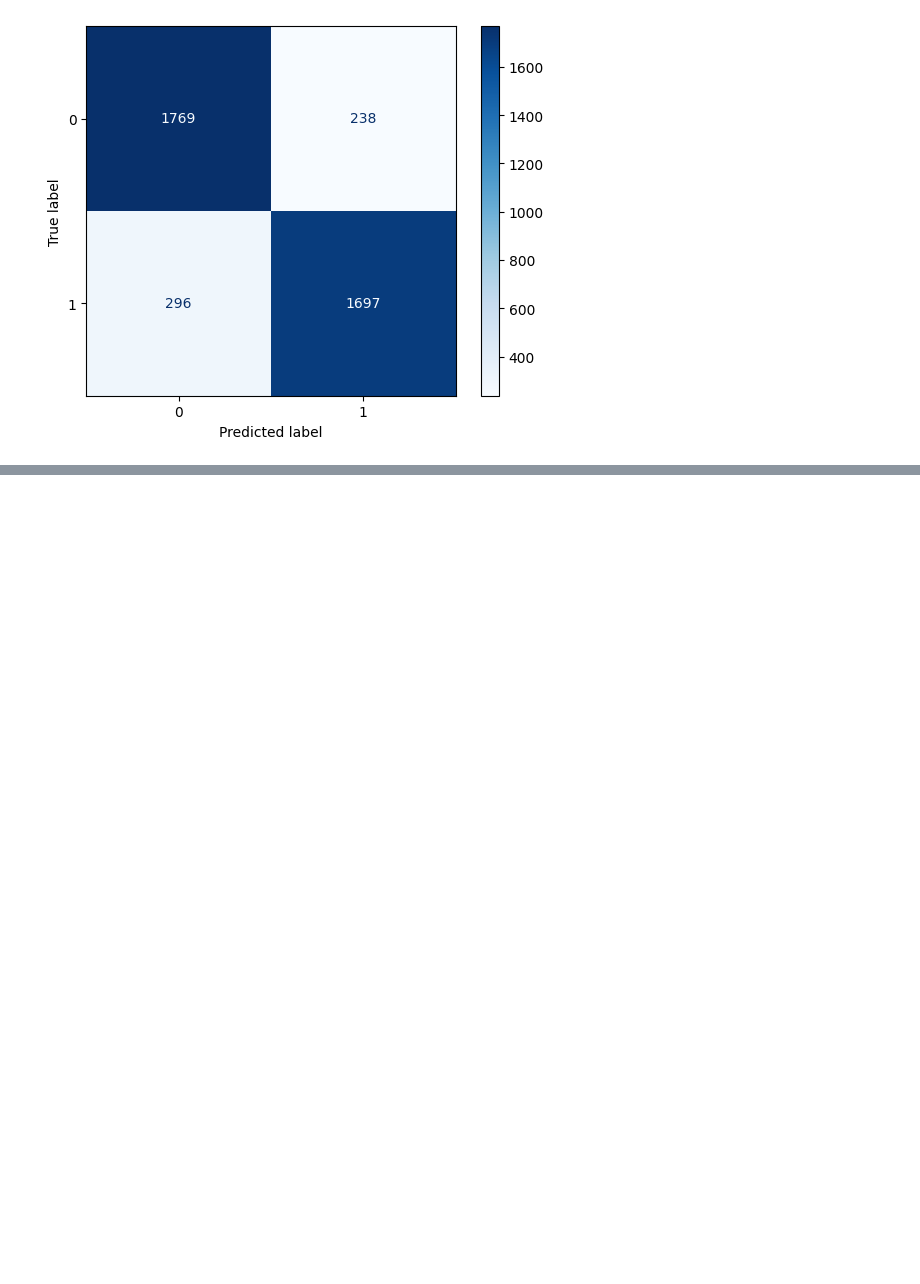
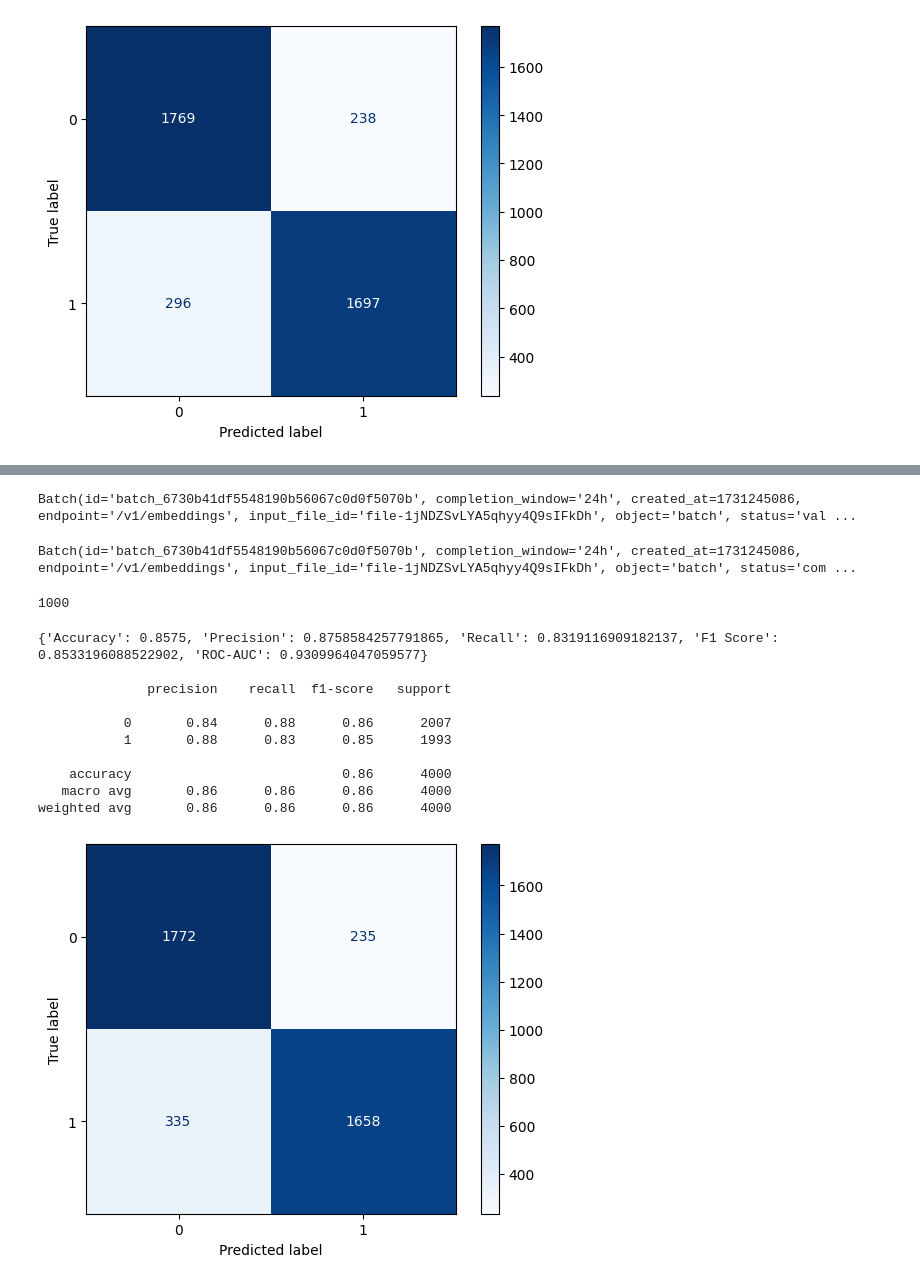
Before and after one commit to matkubita/ClickbaitDetectionThesis, a Jupyter notebook: notebooks/7-LLM-models-ChatGPT.ipynb, the cells around one changed output, grey strips where cells are left out. Drawn from its saved outputs; the diff is of its cells as text; code cells hidden in the pictures; blank space fills up the shorter version.

Commit message:
create embeddings 1000 dimensions

```diff
--- a/notebooks/7-LLM-models-ChatGPT.ipynb
+++ b/notebooks/7-LLM-models-ChatGPT.ipynb
@@ -386,0 +519,15 @@ weighted avg       0.87      0.87      0.87      4000
+# %%
+result_file_id = "file-PhgvSwKsX7R3ab5TDFagIsdh"
+result = client.files.content(result_file_id).content
+
+result_file_name = "../request_files_openai/batch_result_train_10_11_2024_1000_dimensions.jsonl"
+
+with open(result_file_name, 'wb') as file:
+    file.write(result)
+# %%
+embeddings_x_train_df = []
+with open(result_file_name, 'r') as file:
+    for line in tqdm(file):
+        # Parsing the JSON string into a dict and appending to the list of results
+        json_object = json.loads(line.strip())['response']['body']['data'][0]['embedding']
+        embeddings_x_train_df.append(json_object)
@@ -386,0 +540,51 @@ weighted avg       0.87      0.87      0.87      4000
+# %%
+batch_request_val = create_batch_request_to_open_ai_embeddings(
+    list_of_texts = x_val.tolist(),
+    name_of_request_file = "request_embeddings_val_2_10_11_2024_1000_dimensions",
+    description_of_request = "request_embeddings_val_2_10_11_2024_1000_dimensions",
+    dimensions = 1000
+)
+print(batch_request_val)
+# %% [output]
+Batch(id='batch_6730b41df5548190b56067c0d0f5070b', completion_window='24h', created_at=1731245086, endpoint='/v1/embeddings', input_file_id='file-1jNDZSvLYA5qhyy4Q9sIFkDh', object='batch', status='val ...
+# %%
+print(client.batches.retrieve("batch_6730b41df5548190b56067c0d0f5070b"))
+# %% [output]
+Batch(id='batch_6730b41df5548190b56067c0d0f5070b', completion_window='24h', created_at=1731245086, endpoint='/v1/embeddings', input_file_id='file-1jNDZSvLYA5qhyy4Q9sIFkDh', object='batch', status='com ...
+# %%
+result_file_id = "file-sDncyxaYQs1sTMW0Dfmp0Cnz"
+result = client.files.content(result_file_id).content
+
+result_file_name = "../request_files_openai/batch_result_val_10_11_2024_1000_dimensions.jsonl"
+
+with open(result_file_name, 'wb') as file:
+    file.write(result)
+# %%
+embeddings_x_val_df = []
+with open(result_file_name, 'r') as file:
+    for line in file:
+        # Parsing the JSON string into a dict and appending to the list of results
+        json_object = json.loads(line.strip())['response']['body']['data'][0]['embedding']
+        embeddings_x_val_df.append(json_object)
+# %%
+len(embeddings_x_val_df[0])
+# %% [output]
+1000
+# %%
+RF = RandomForestClassifier(random_state = 0)
+RF.fit(embeddings_x_train_df, y_train)
+pred_rf = RF.predict(embeddings_x_val_df)
+pred_rf_prob = RF.predict_proba(embeddings_x_val_df)
+create_summary_for_model_metrics(y_val, pred_rf, pred_rf_prob[:,1])
+# %% [output]
+{'Accuracy': 0.8575, 'Precision': 0.8758584257791865, 'Recall': 0.8319116909182137, 'F1 Score': 0.8533196088522902, 'ROC-AUC': 0.9309964047059577}
+
+              precision    recall  f1-score   support
+
+           0       0.84      0.88      0.86      2007
+           1       0.88      0.83      0.85      1993
+
+    accuracy                           0.86      4000
+   macro avg       0.86      0.86      0.86      4000
+weighted avg       0.86      0.86      0.86      4000
+[figure, added]
```
Also changed, not shown: parts of 32 cells of this notebook.
